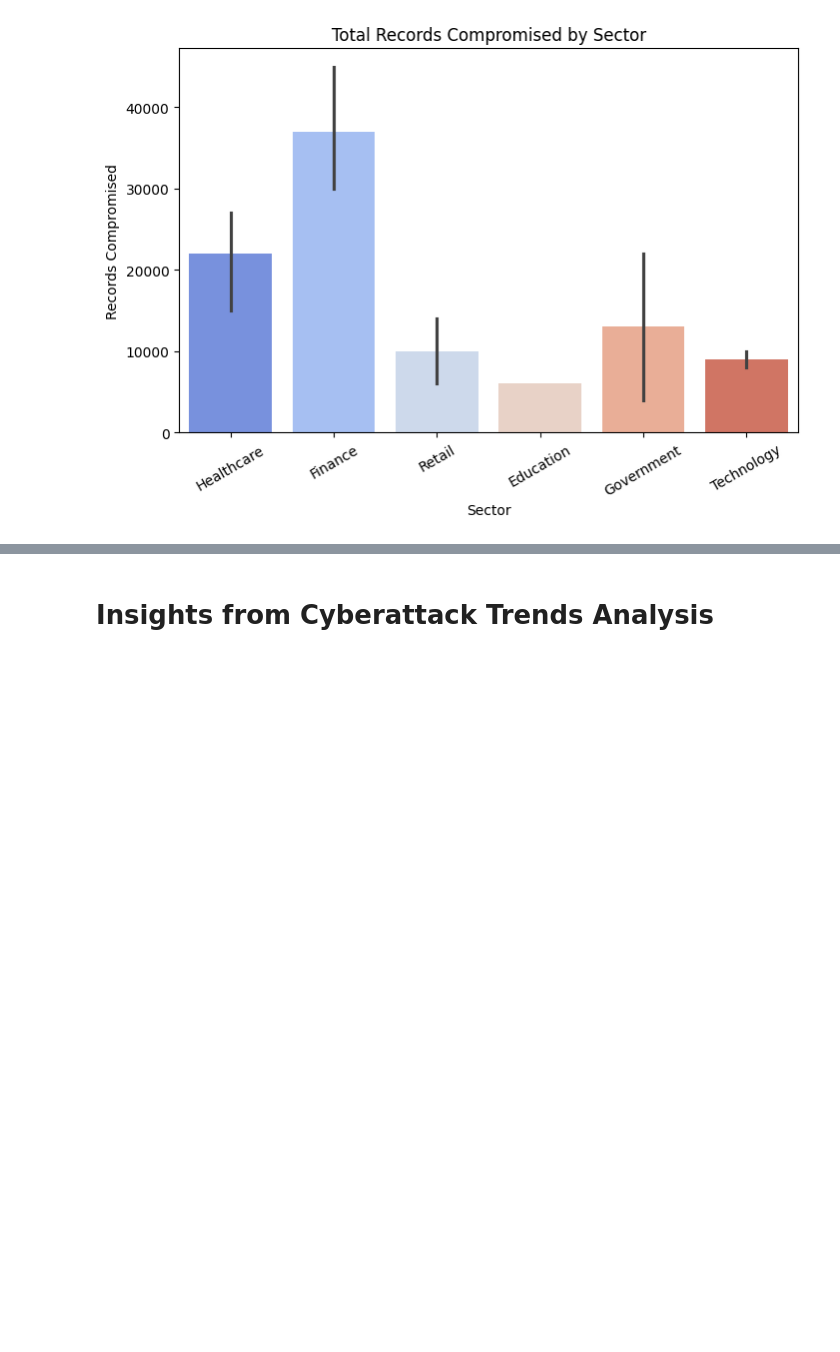
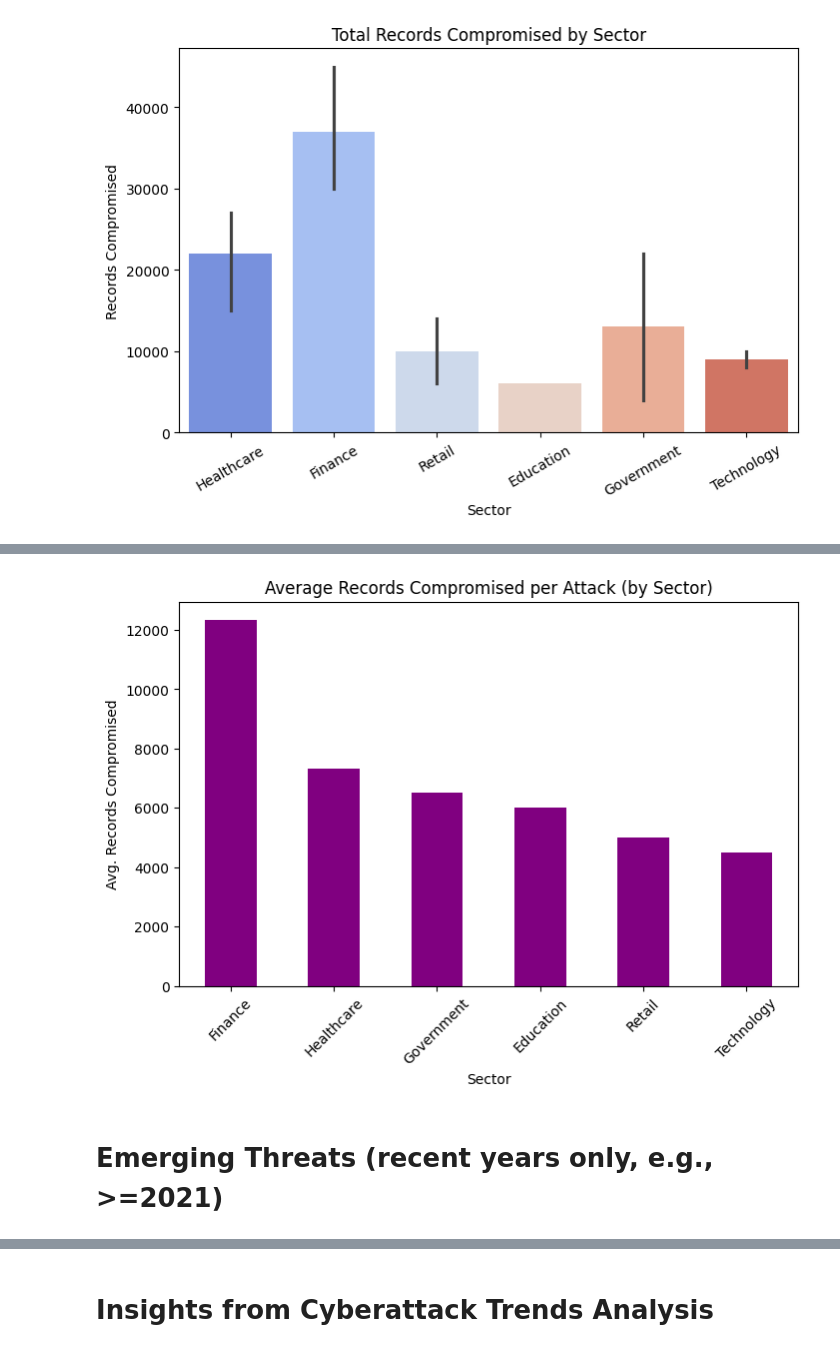
Before and after one commit to Rekhakumari28/AI-ML-MiniProjects, a Jupyter notebook: Cybersecurity.ipynb, the cells around one changed output, grey strips where cells are left out. Cells and saved outputs as stored; diff of their text form; code cells hidden in the pictures; blank space fills up the shorter version.

```diff
--- a/Cybersecurity.ipynb
+++ b/Cybersecurity.ipynb
@@ -108,0 +175,14 @@ plt.show()
+# %%
+avg_records = df.groupby("Sector")['Records_Compromised'].mean().sort_values(ascending=False)
+
+plt.figure(figsize=(8,5))
+avg_records.plot(kind='bar', color='purple')
+plt.title("Average Records Compromised per Attack (by Sector)")
+plt.xlabel("Sector")
+plt.ylabel("Avg. Records Compromised")
+plt.xticks(rotation=45)
+plt.show()
+# %% [output]
+[figure, added]
+# %% [markdown]
+# Emerging Threats (recent years only, e.g., >=2021)
```
Also changed, not shown: parts of 10 cells of this notebook.
